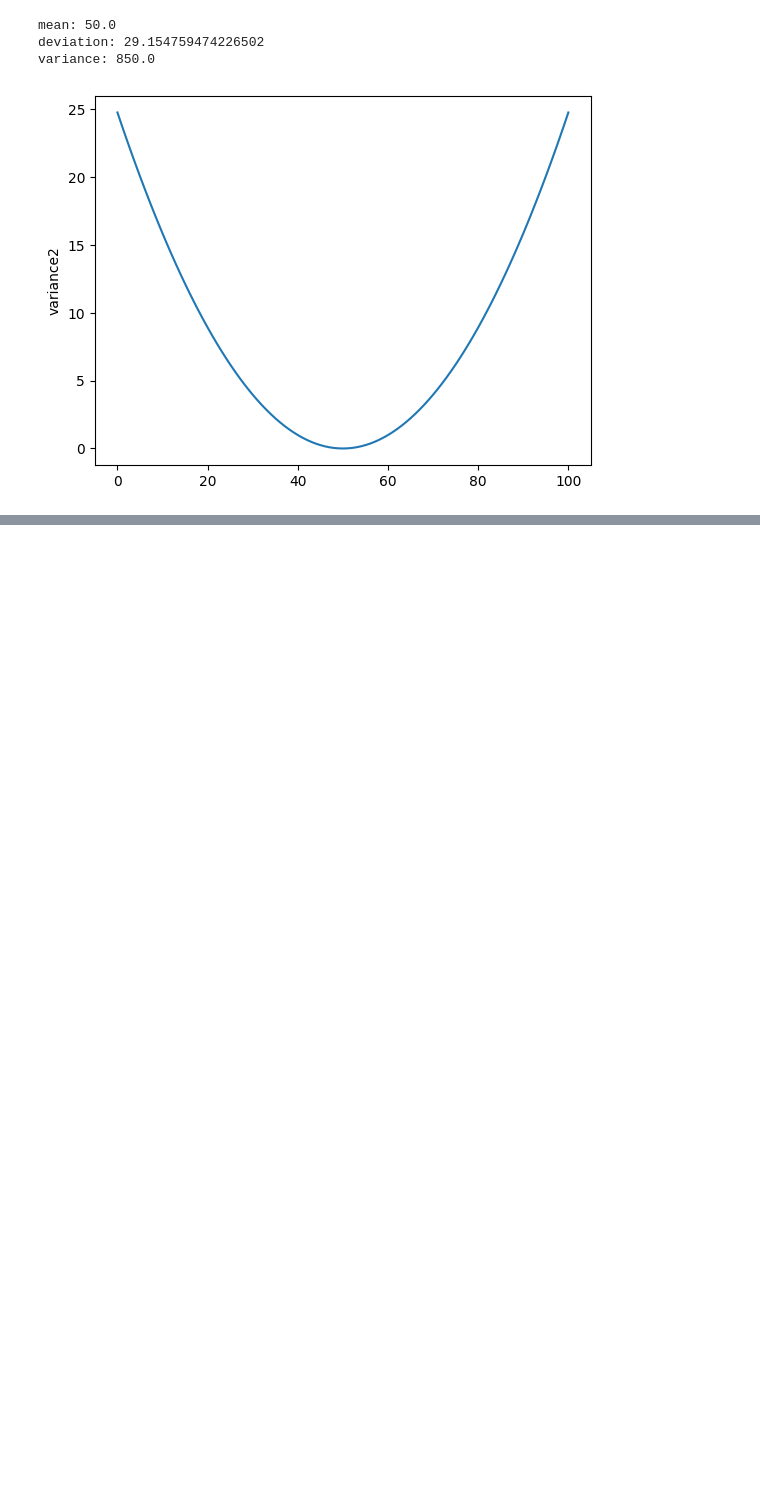
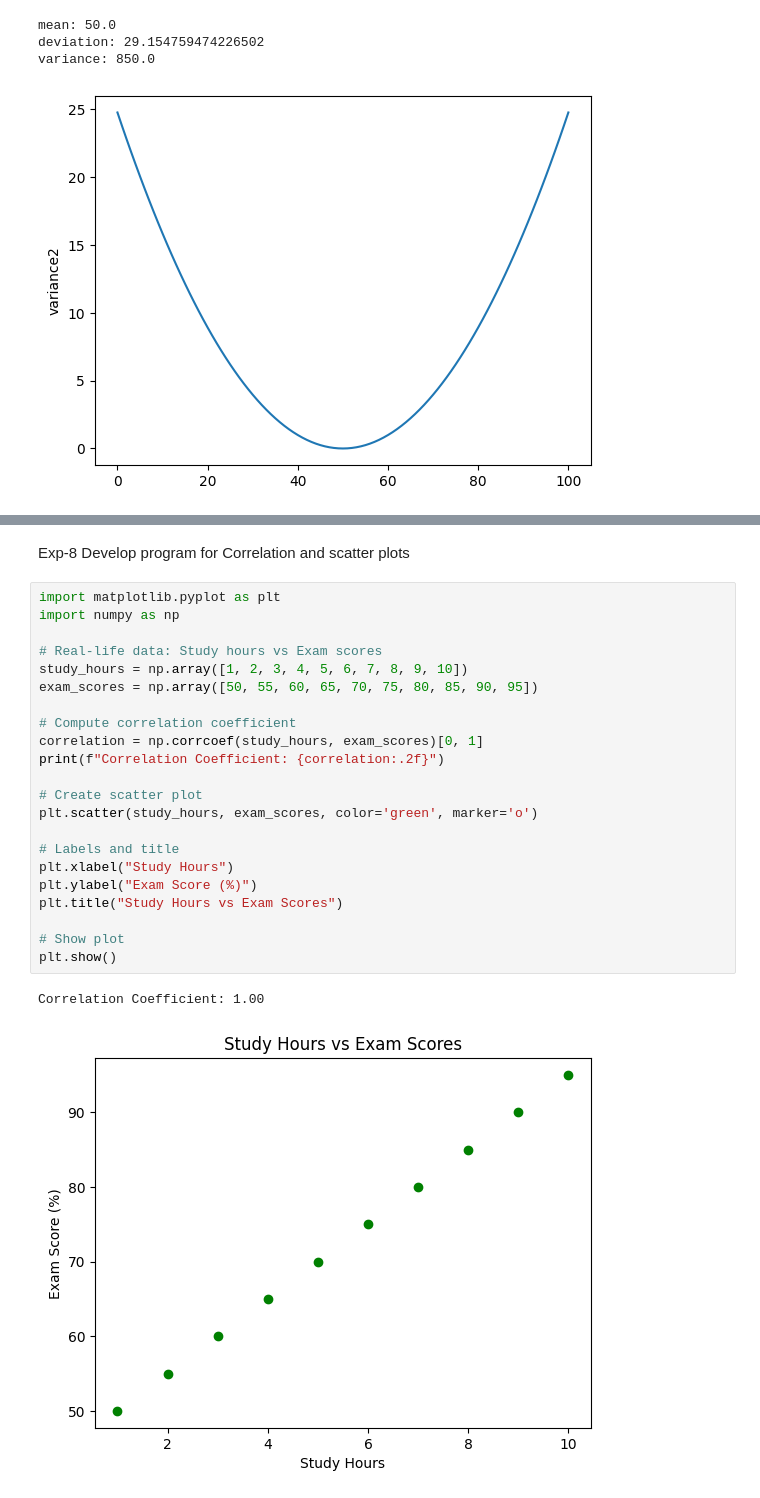
Before and after one commit to arz03/fds-lab, a Jupyter notebook: fds_lab_submission_3.ipynb, the cells around one changed output, grey strips where cells are left out. Drawn from its saved outputs; the diff is of its cells as text; blank space fills up the shorter version.

```diff
--- a/fds_lab_submission_3.ipynb
+++ b/fds_lab_submission_3.ipynb
@@ -142,0 +142,27 @@ mean = 78.13333333333334
+# %% [markdown]
+Exp-8 Develop program for Correlation and scatter plots
+# %%
+import matplotlib.pyplot as plt
+import numpy as np
+
+# Real-life data: Study hours vs Exam scores
+study_hours = np.array([1, 2, 3, 4, 5, 6, 7, 8, 9, 10])
+exam_scores = np.array([50, 55, 60, 65, 70, 75, 80, 85, 90, 95])
+
+# Compute correlation coefficient
+correlation = np.corrcoef(study_hours, exam_scores)[0, 1]
+print(f"Correlation Coefficient: {correlation:.2f}")
+
+# Create scatter plot
+plt.scatter(study_hours, exam_scores, color='green', marker='o')
+
+# Labels and title
+plt.xlabel("Study Hours")
+plt.ylabel("Exam Score (%)")
+plt.title("Study Hours vs Exam Scores")
+
+# Show plot
+plt.show()
+# %% [output]
+Correlation Coefficient: 1.00
+[figure, added]
```
Also changed, not shown: parts of 9 cells of this notebook.
